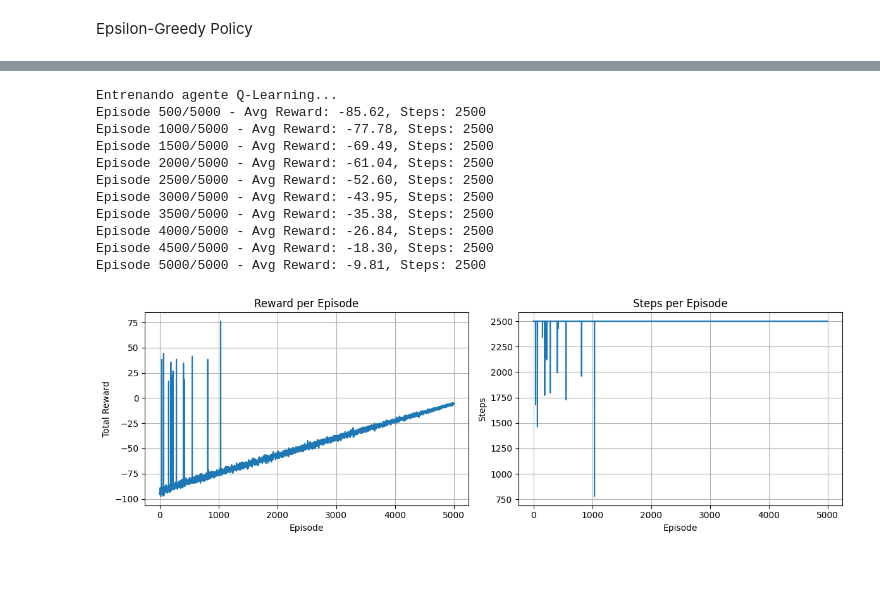
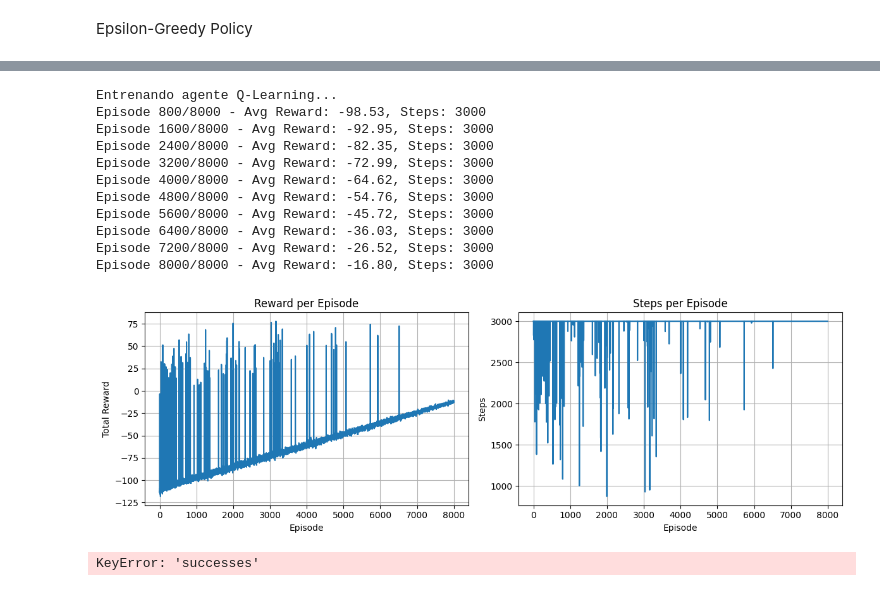
Before and after one commit to Martinabz/Obligatorio-IA-Abzaradel-Olaso-282958-281981-, a Jupyter notebook: Obligatorio Marzo 2026/MountainCarContinuous/continuous_mountain_car.ipynb, the cells around one changed output, grey strips where cells are left out. Cells and saved outputs as stored; diff of their text form; code cells hidden in the pictures.

```diff
--- a/Obligatorio Marzo 2026/MountainCarContinuous/continuous_mountain_car.ipynb
+++ b/Obligatorio Marzo 2026/MountainCarContinuous/continuous_mountain_car.ipynb
@@ -139,35 +139,52 @@ Promedio de steps en testing: 1000.00
 # %%
 from q_learning_agent import QLearningAgent
 
 # Crear agente con configuración inicial
 agent = QLearningAgent(x_bins=100, vel_bins=100, action_bins=20)
 
 # Entrenar el agente
 env = gym.make('MountainCarContinuous-v0', render_mode='rgb_array')
 print("Entrenando agente Q-Learning...")
 agent.train_agent(
     env,
-    episodes=5000,
+    episodes=8000,
     alpha=0.05,
     gamma=0.99,
     epsilon_start=0.99,
-    epsilon_end=0.05,
-    max_steps=2500
+    epsilon_end=0.15,
+    max_steps=3000
 )
 env.close()
 
 # Visualizar progreso de entrenamiento
 agent.plot_training_history()
+
+# Mostrar tasa de éxito en entrenamiento
+#train_successes = sum(agent.training_history['successes'])
+#print(f"\nÉxitos en entrenamiento: {train_successes}/{len(agent.training_history['successes'])} ({train_successes / len(agent.training_history['successes']) * 100:.1f}%)")
 # %% [output]
 Entrenando agente Q-Learning...
-Episode 500/5000 - Avg Reward: -85.62, Steps: 2500
-Episode 1000/5000 - Avg Reward: -77.78, Steps: 2500
-Episode 1500/5000 - Avg Reward: -69.49, Steps: 2500
-Episode 2000/5000 - Avg Reward: -61.04, Steps: 2500
-Episode 2500/5000 - Avg Reward: -52.60, Steps: 2500
-Episode 3000/5000 - Avg Reward: -43.95, Steps: 2500
-Episode 3500/5000 - Avg Reward: -35.38, Steps: 2500
-Episode 4000/5000 - Avg Reward: -26.84, Steps: 2500
-Episode 4500/5000 - Avg Reward: -18.30, Steps: 2500
-Episode 5000/5000 - Avg Reward: -9.81, Steps: 2500
+Episode 800/8000 - Avg Reward: -98.53, Steps: 3000
+Episode 1600/8000 - Avg Reward: -92.95, Steps: 3000
+Episode 2400/8000 - Avg Reward: -82.35, Steps: 3000
+Episode 3200/8000 - Avg Reward: -72.99, Steps: 3000
+Episode 4000/8000 - Avg Reward: -64.62, Steps: 3000
+Episode 4800/8000 - Avg Reward: -54.76, Steps: 3000
+Episode 5600/8000 - Avg Reward: -45.72, Steps: 3000
+Episode 6400/8000 - Avg Reward: -36.03, Steps: 3000
+Episode 7200/8000 - Avg Reward: -26.52, Steps: 3000
+Episode 8000/8000 - Avg Reward: -16.80, Steps: 3000
-[figure, old version]
+[figure, new version]
+# %%
+block_size = 500
+blocks = len(agent.training_history['successes']) // block_size
+success_rates = [
+    np.mean(agent.training_history['successes'][i*block_size:(i+1)*block_size]) * 100
+    for i in range(blocks)
+]
+
+print('Tasa de éxito por bloques de 500 episodios:')
+for i, rate in enumerate(success_rates, start=1):
+    print(f'Bloque {i}: {rate:.1f}%')
+# %% [output]
+KeyError: 'successes'
```
Also changed, not shown: parts of 1 cell of this notebook, 1 other file.
